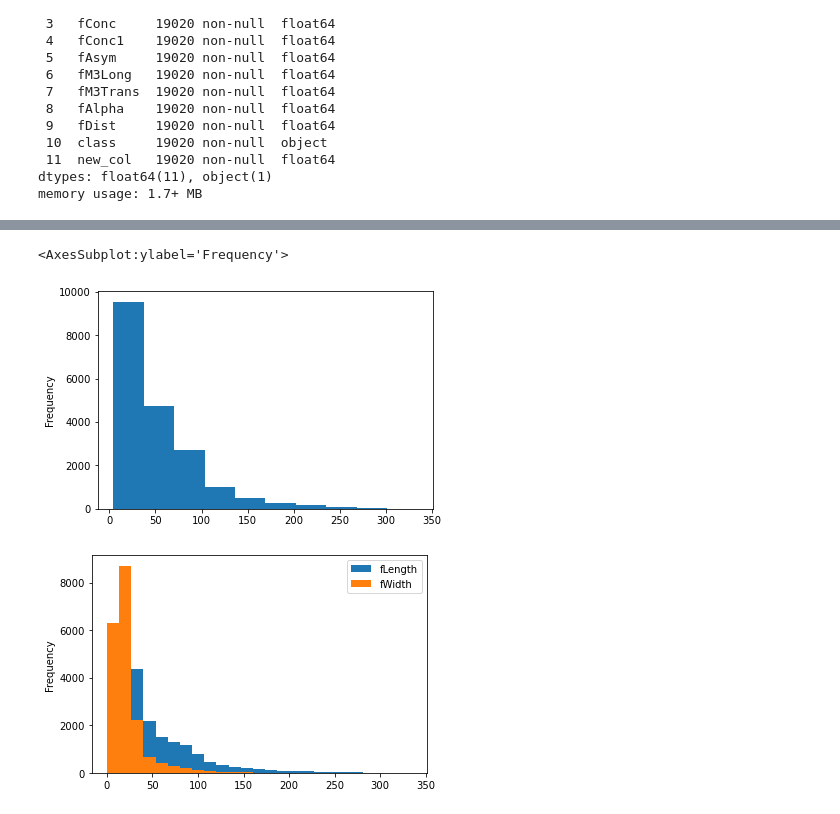
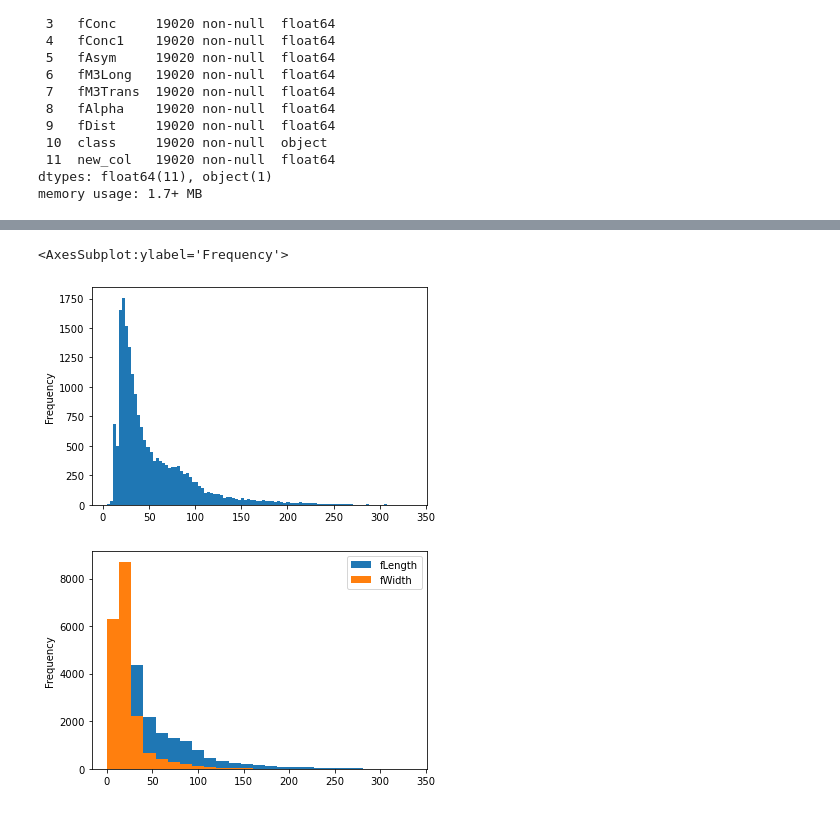
Before and after one commit to ArseniiGav/Baikal-Summer-School-2022, a Jupyter notebook: Sem1/Part1.ipynb, the cells around one changed output, grey strips where cells are left out. Cells and saved outputs as stored; diff of their text form; code cells hidden in the pictures.

```diff
--- a/Sem1/Part1.ipynb
+++ b/Sem1/Part1.ipynb
@@ -783,8 +808,8 @@ df.describe()
 # %%
-df['fLength'].plot(kind='hist')#;
+df['fLength'].plot(kind='hist', bins=100)#;
 # %% [output]
 <AxesSubplot:ylabel='Frequency'>
-[figure, old version]
+[figure, new version]
 # %%
 df[['fLength', 'fWidth']].plot(kind='hist', bins=25);
 # %% [output]
```
Also changed, not shown: parts of 15 cells of this notebook.
